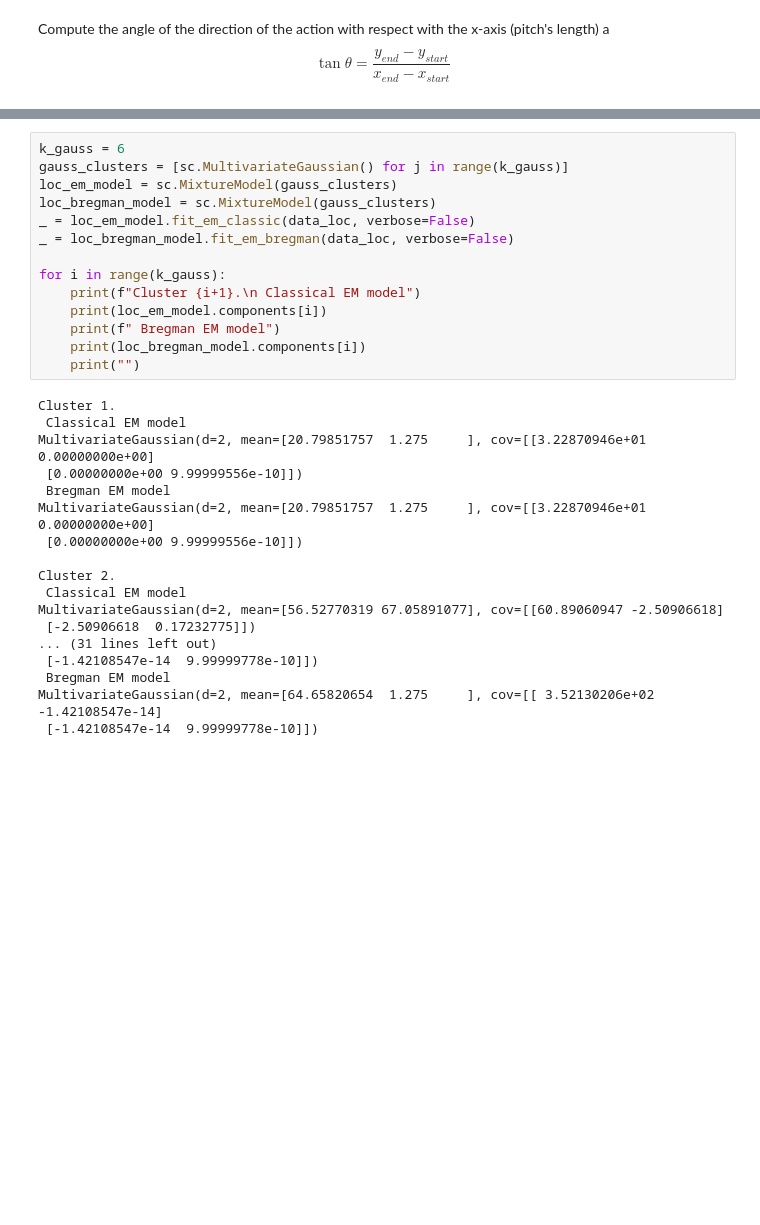
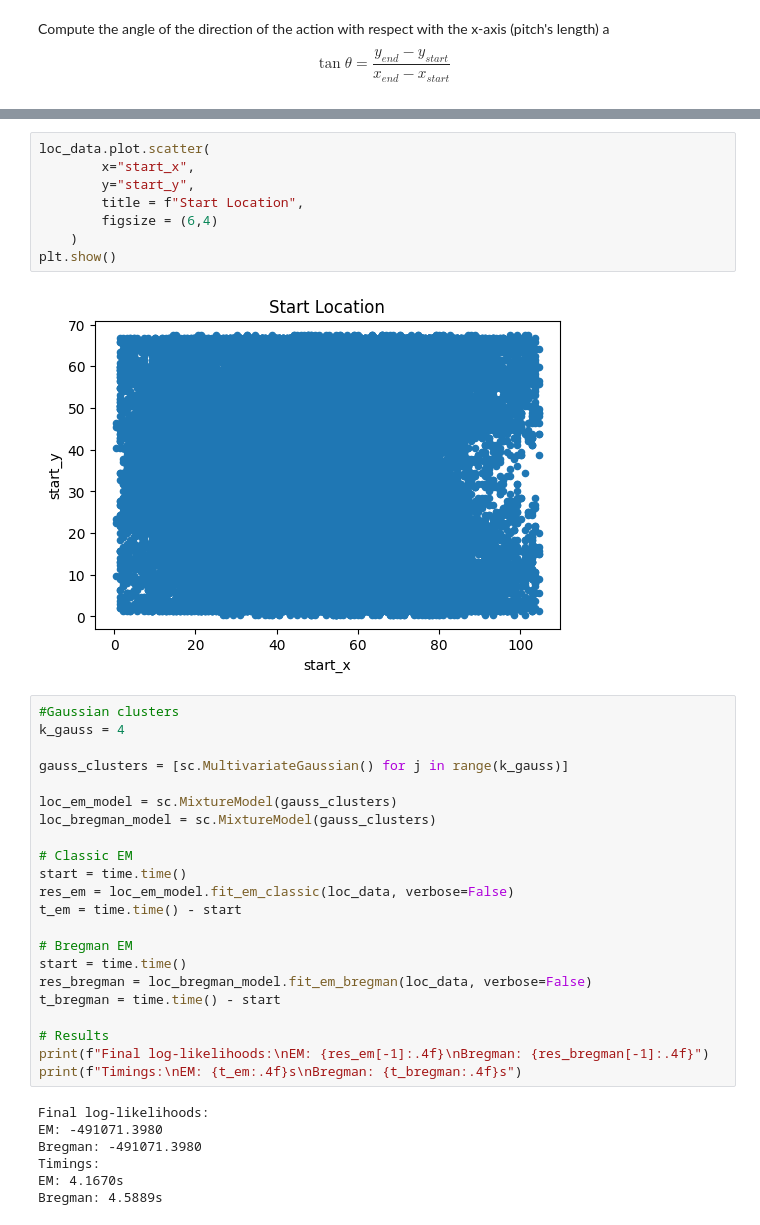
Before and after one commit to Joaquin-Garay/soccer-infogeo, a Jupyter notebook: 03-model.ipynb, the cells around one changed output, grey strips where cells are left out. Saved outputs shown, nothing was run; the diff lists cells and outputs as text; blank space fills up the shorter version.

```diff
--- a/03-model.ipynb
+++ b/03-model.ipynb
@@ -161,32 +181,39 @@ data_loc.describe()
+# %%
+loc_data.plot.scatter(
+        x="start_x",
+        y="start_y",
+        title = f"Start Location",
+        figsize = (6,4)
+    )
+plt.show()
+# %% [output]
+[figure, added]
 # %%
-k_gauss = 6
+#Gaussian clusters
+k_gauss = 4
+
 gauss_clusters = [sc.MultivariateGaussian() for j in range(k_gauss)]
+
 loc_em_model = sc.MixtureModel(gauss_clusters)
 loc_bregman_model = sc.MixtureModel(gauss_clusters)
-_ = loc_em_model.fit_em_classic(data_loc, verbose=False)
-_ = loc_bregman_model.fit_em_bregman(data_loc, verbose=False)
 
-for i in range(k_gauss):
-    print(f"Cluster {i+1}.\n Classical EM model")
-    print(loc_em_model.components[i])
-    print(f" Bregman EM model")
-    print(loc_bregman_model.components[i])
-    print("")
+# Classic EM
+start = time.time()
+res_em = loc_em_model.fit_em_classic(loc_data, verbose=False)
+t_em = time.time() - start
+
+# Bregman EM
+start = time.time()
+res_bregman = loc_bregman_model.fit_em_bregman(loc_data, verbose=False)
+t_bregman = time.time() - start
+
+# Results
+print(f"Final log-likelihoods:\nEM: {res_em[-1]:.4f}\nBregman: {res_bregman[-1]:.4f}")
+print(f"Timings:\nEM: {t_em:.4f}s\nBregman: {t_bregman:.4f}s")
 # %% [output]
-Cluster 1.
- Classical EM model
-MultivariateGaussian(d=2, mean=[20.79851757  1.275     ], cov=[[3.22870946e+01 0.00000000e+00]
- [0.00000000e+00 9.99999556e-10]])
- Bregman EM model
-MultivariateGaussian(d=2, mean=[20.79851757  1.275     ], cov=[[3.22870946e+01 0.00000000e+00]
- [0.00000000e+00 9.99999556e-10]])
-
-Cluster 2.
- Classical EM model
-MultivariateGaussian(d=2, mean=[56.52770319 67.05891077], cov=[[60.89060947 -2.50906618]
- [-2.50906618  0.17232775]])
-... (31 lines left out)
- [-1.42108547e-14  9.99999778e-10]])
- Bregman EM model
-MultivariateGaussian(d=2, mean=[64.65820654  1.275     ], cov=[[ 3.52130206e+02 -1.42108547e-14]
- [-1.42108547e-14  9.99999778e-10]])
+Final log-likelihoods:
+EM: -491071.3980
+Bregman: -491071.3980
+Timings:
+EM: 4.1670s
+Bregman: 4.5889s
```
Also changed, not shown: parts of 18 cells of this notebook, 2 other files.
